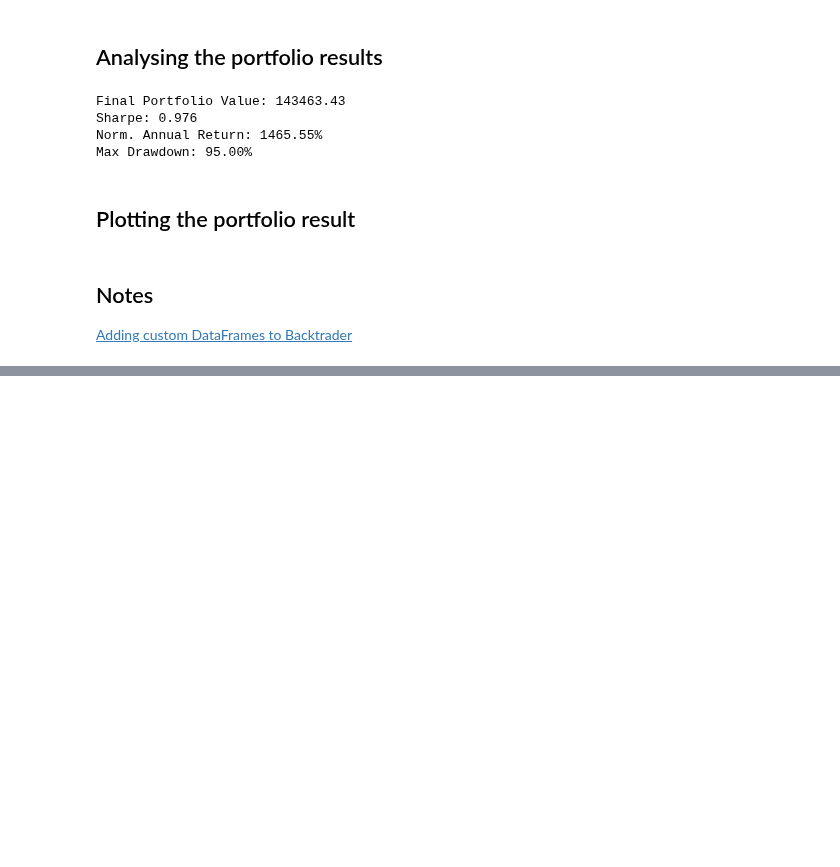
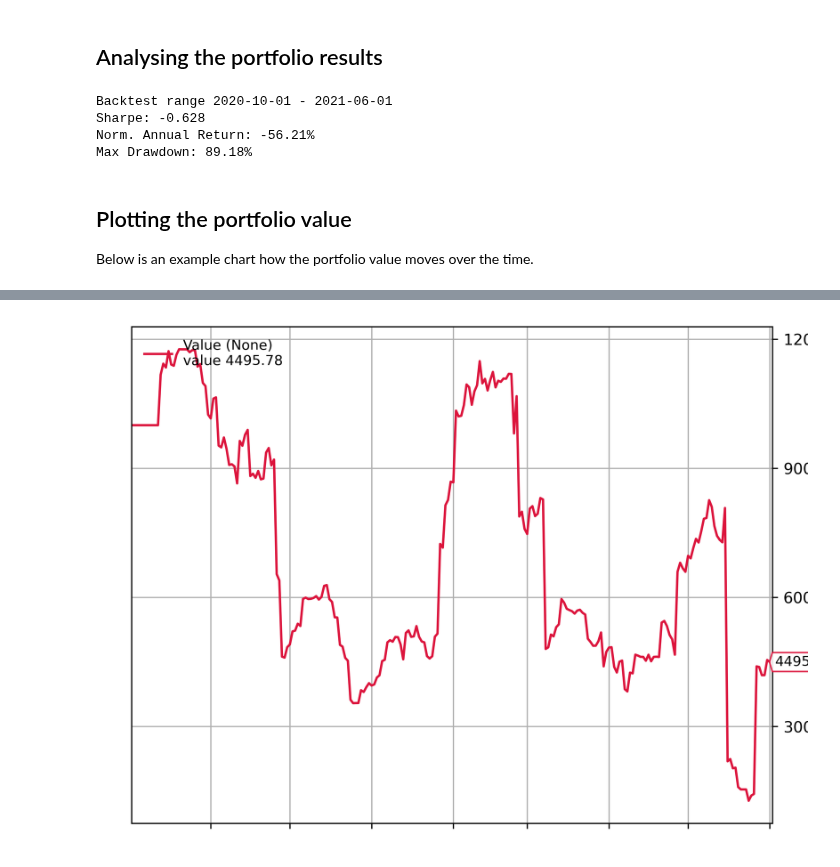
Before and after one commit to tradingstrategy-ai/trading-strategy, a Jupyter notebook: docs/source/algorithms/entropy-monkey.ipynb, the cells around one changed output, grey strips where cells are left out. Drawn from its saved outputs; the diff is of its cells as text; code cells hidden in the pictures; blank space fills up the shorter version.

```diff
--- a/docs/source/algorithms/entropy-monkey.ipynb
+++ b/docs/source/algorithms/entropy-monkey.ipynb
@@ -103,6 +105,7 @@ We create a [Backtrader indicator based on PeriodN indicator](https://github.com
 More information about [Backtrader custom indicators](https://www.backtrader.com/docu/inddev/).
 # %%
 import math
+from random import Random
 
 import backtrader as bt
 from backtrader.indicators import PeriodN
@@ -116,6 +119,8 @@ class PastTradeVolumeIndicator(PeriodN):
 
     lines = ('cum_volume',)
 
+    params = (('period', 7),)
+
     def next(self):
         # This indicator is feed with volume line.
         # We simply take the sum of the daily volumes based on the period (number of days)
@@ -149,7 +154,7 @@ class EntropyMonkey(bt.Strategy):
             self.indicators[pair] = PastTradeVolumeIndicator(pair.lines.volume)
 
         # How much USD volume token needs to have in order to be eligible for a pick
-        self.cumulative_volume_threshold = 500_000
+        self.cumulative_volume_threshold = 200_000
 
         # How many times we try to pick a token pair to buy
         # before giving up (at early days there might not be enough volume)
@@ -173,7 +178,7 @@ class EntropyMonkey(bt.Strategy):
             pair_info = random_pair.pair_info
             cum_volume_indicator = self.indicators[random_pair]
             volume = cum_volume_indicator.lines.cum_volume[0]
-            if volume > self.cumulative_volume_threshold:
+            if volume > self.cumulative_volume_threshold and random_pair.close[0] > 0:
                 break
         else:
             print(f"On day #{self.day} did not find any token to buy")
@@ -182,7 +187,8 @@ class EntropyMonkey(bt.Strategy):
         # Sell any existing token we have
         for ticker in self.datas:
              if self.getposition(ticker).size > 0:
-                print(f"On day #{self.day}, selling existing position of {pair_info.base_token_symbol} - {pair_info.quote_token_symbol}")
+                # Too verbose
+                # print(f"On day #{self.day}, selling existing position of {pair_info.base_token_symbol} - {pair_info.quote_token_symbol}")
                 self.close(ticker)
 
         # Buy in with all money we have.
@@ -195,11 +201,11 @@ class EntropyMonkey(bt.Strategy):
 
         # Buy using the daily candle closing price as the rate
         price = random_pair.close[0]
-        assert price > 0
+        assert price > 0, "Pair had zero price "
         size = cash / price
 
         # Sell the existing position
-        print(f"On day #{self.day} we are buying {pair_info.base_token_symbol} - {pair_info.quote_token_symbol} that has all-time vol of {volume}. Buy in at the close price of {price} {pair_info.base_token_symbol}, cash at hand {cash} USD")
+        print(f"On day #{self.day} we are buying {pair_info.base_token_symbol} - {pair_info.quote_token_symbol} that has 7 days vol of {volume:,.0f} USD. Buy in at price of {price:.4f} USD, cash at hand {cash:,.2f} USD")
 
         self.buy(random_pair, size=size, exectype=bt.Order.Market)
 # %% [markdown]
@@ -265,14 +268,12 @@ Ending portfolio Value: 143463.43
 # %% [markdown]
 ## Analysing the portfolio results
 # %%
-print(f"Backtest range {start} - {end}")
+print(f"Backtest range {start.date()} - {end.date()}")
 print(f"Sharpe: {results[0].analyzers.sharperatio.get_analysis()['sharperatio']:.3f}")
 print(f"Norm. Annual Return: {results[0].analyzers.returns.get_analysis()['rnorm100']:.2f}%")
 print(f"Max Drawdown: {results[0].analyzers.drawdown.get_analysis()['max']['drawdown']:.2f}%")
 # %% [output]
-Final Portfolio Value: 143463.43
-Sharpe: 0.976
-Norm. Annual Return: 1465.55%
-Max Drawdown: 95.00%
+Backtest range 2020-10-01 - 2021-06-01
+Sharpe: -0.628
+Norm. Annual Return: -56.21%
+Max Drawdown: 89.18%
-# %% [markdown]
-## Plotting the portfolio result
@@ -281,4 +280,14 @@ pass
-# %% [markdown]
-## Notes
-
-[Adding custom DataFrames to Backtrader](https://community.backtrader.com/topic/1828/how-to-feed-a-custom-pandas-dataframe-in-backtrader)
+# %% [markdown]
+## Plotting the portfolio value
+
+Below is an example chart how the portfolio value moves over the time.
+# %%
+from matplotlib.figure import Figure
+from capitalgram.frameworks.matplotlib import render_figure_in_docs
+
+figs = cerebro.plot(iplot=False)
+
+fig: Figure = figs[0][0]
+
+render_figure_in_docs(fig)
+# %% [output]
@@ -284,0 +296 @@ pass
+[figure, added]
```
Also changed, not shown: parts of 7 cells of this notebook, 12 other files.
